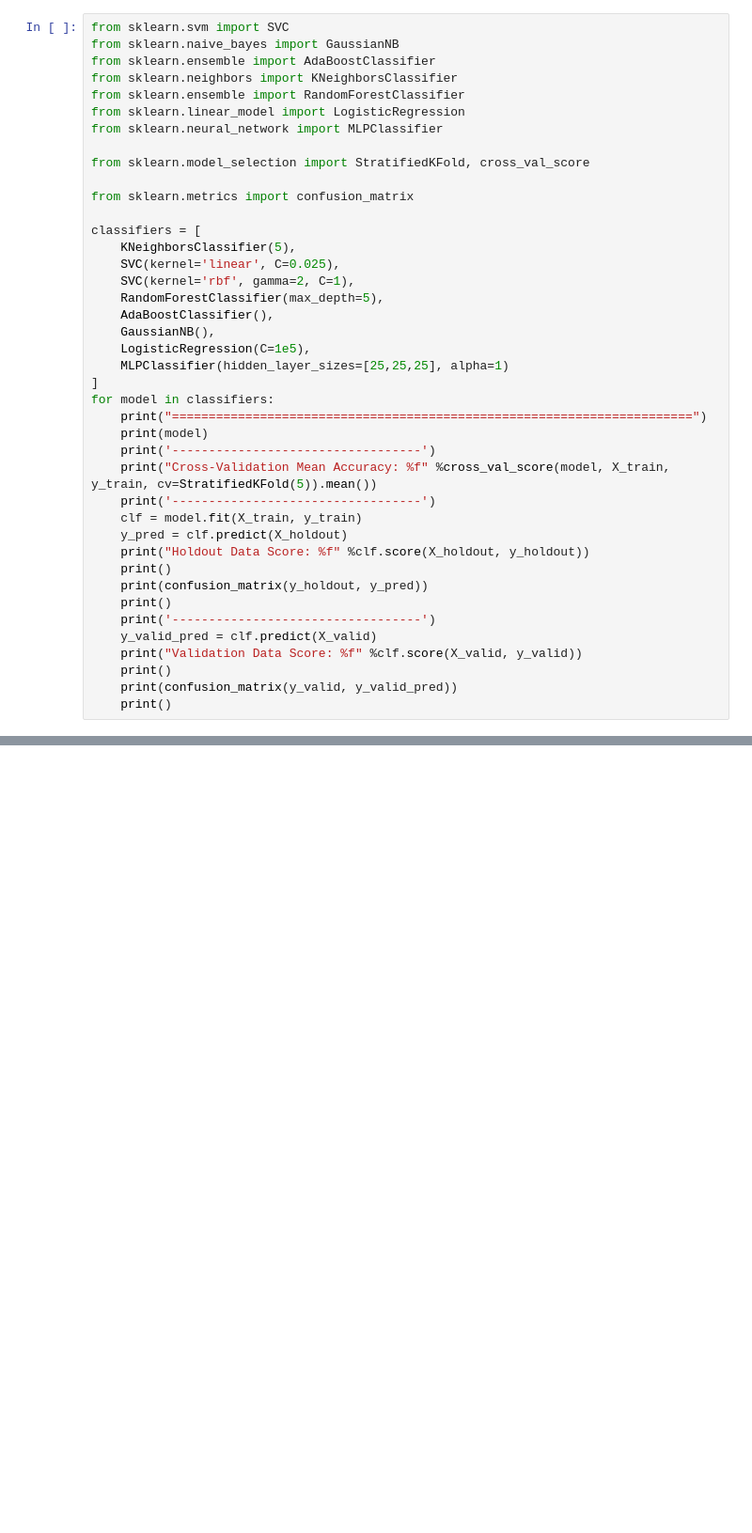
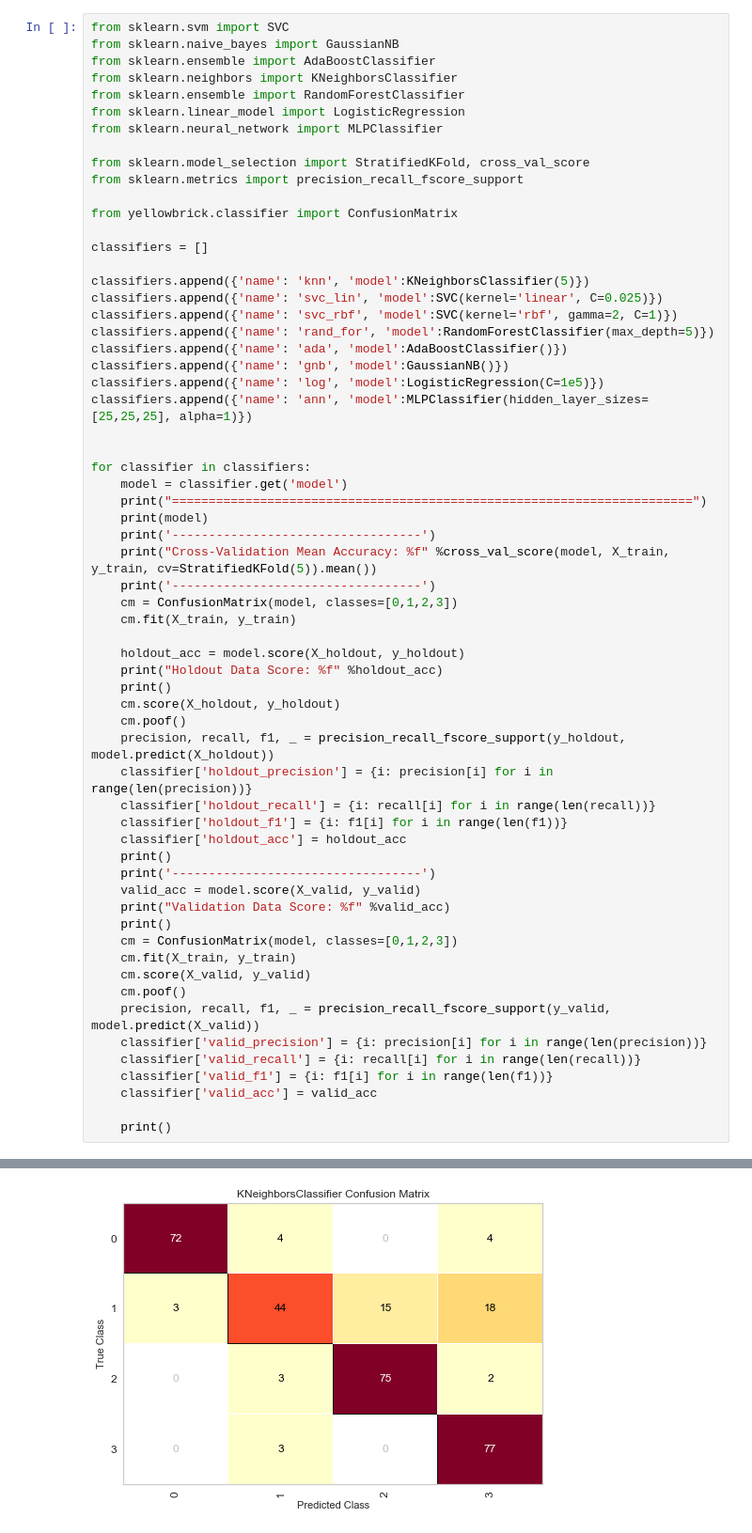
Before and after one commit to jtbricker/parkinsons-ml, a Jupyter notebook: Model Benchmarks/ModelingBenchmarks.ipynb, the cells around one changed output, grey strips where cells are left out. Shown at 94% size. Cells and saved outputs as stored; diff of their text form; blank space fills up the shorter version.

Commit message:
Yellowbrick confusion matrices

```diff
--- a/Model Benchmarks/ModelingBenchmarks.ipynb
+++ b/Model Benchmarks/ModelingBenchmarks.ipynb
@@ -36,36 +38,57 @@ from sklearn.linear_model import LogisticRegression
 from sklearn.neural_network import MLPClassifier
 
 from sklearn.model_selection import StratifiedKFold, cross_val_score
+from sklearn.metrics import precision_recall_fscore_support
 
-from sklearn.metrics import confusion_matrix
+from yellowbrick.classifier import ConfusionMatrix
 
-classifiers = [
-    KNeighborsClassifier(5),
-    SVC(kernel='linear', C=0.025),
-    SVC(kernel='rbf', gamma=2, C=1),
-    RandomForestClassifier(max_depth=5),
-    AdaBoostClassifier(),
-    GaussianNB(),
-    LogisticRegression(C=1e5),
-    MLPClassifier(hidden_layer_sizes=[25,25,25], alpha=1)
-]
-for model in classifiers:
+classifiers = []
+
+classifiers.append({'name': 'knn', 'model':KNeighborsClassifier(5)})
+classifiers.append({'name': 'svc_lin', 'model':SVC(kernel='linear', C=0.025)})
+classifiers.append({'name': 'svc_rbf', 'model':SVC(kernel='rbf', gamma=2, C=1)})
+classifiers.append({'name': 'rand_for', 'model':RandomForestClassifier(max_depth=5)})
+classifiers.append({'name': 'ada', 'model':AdaBoostClassifier()})
+classifiers.append({'name': 'gnb', 'model':GaussianNB()})
+classifiers.append({'name': 'log', 'model':LogisticRegression(C=1e5)})
+classifiers.append({'name': 'ann', 'model':MLPClassifier(hidden_layer_sizes=[25,25,25], alpha=1)})
+
+
+for classifier in classifiers:
+    model = classifier.get('model')
     print("=======================================================================")
     print(model)
     print('----------------------------------')
     print("Cross-Validation Mean Accuracy: %f" %cross_val_score(model, X_train, y_train, cv=StratifiedKFold(5)).mean())
     print('----------------------------------')
-    clf = model.fit(X_train, y_train)
-    y_pred = clf.predict(X_holdout)
-    print("Holdout Data Score: %f" %clf.score(X_holdout, y_holdout))
+    cm = ConfusionMatrix(model, classes=[0,1,2,3])
+    cm.fit(X_train, y_train)
+
+    holdout_acc = model.score(X_holdout, y_holdout)
+    print("Holdout Data Score: %f" %holdout_acc)
     print()
-    print(confusion_matrix(y_holdout, y_pred))
+    cm.score(X_holdout, y_holdout)
+    cm.poof()
+    precision, recall, f1, _ = precision_recall_fscore_support(y_holdout, model.predict(X_holdout))
+    classifier['holdout_precision'] = {i: precision[i] for i in range(len(precision))}
+    classifier['holdout_recall'] = {i: recall[i] for i in range(len(recall))}
+    classifier['holdout_f1'] = {i: f1[i] for i in range(len(f1))}
+    classifier['holdout_acc'] = holdout_acc
     print()
     print('----------------------------------')
-    y_valid_pred = clf.predict(X_valid)
-    print("Validation Data Score: %f" %clf.score(X_valid, y_valid))
+    valid_acc = model.score(X_valid, y_valid)
+    print("Validation Data Score: %f" %valid_acc)
     print()
-    print(confusion_matrix(y_valid, y_valid_pred))
+    cm = ConfusionMatrix(model, classes=[0,1,2,3])
+    cm.fit(X_train, y_train)
+    cm.score(X_valid, y_valid)
+    cm.poof()
+    precision, recall, f1, _ = precision_recall_fscore_support(y_valid, model.predict(X_valid))
+    classifier['valid_precision'] = {i: precision[i] for i in range(len(precision))}
+    classifier['valid_recall'] = {i: recall[i] for i in range(len(recall))}
+    classifier['valid_f1'] = {i: f1[i] for i in range(len(f1))}
+    classifier['valid_acc'] = valid_acc
+
     print()
 # %% [output]
 =======================================================================
@@ -87,0 +102 @@ Holdout Data Score: 0.853125
+[figure, added]
```
Also changed, not shown: parts of 4 cells of this notebook, 2 other files.
